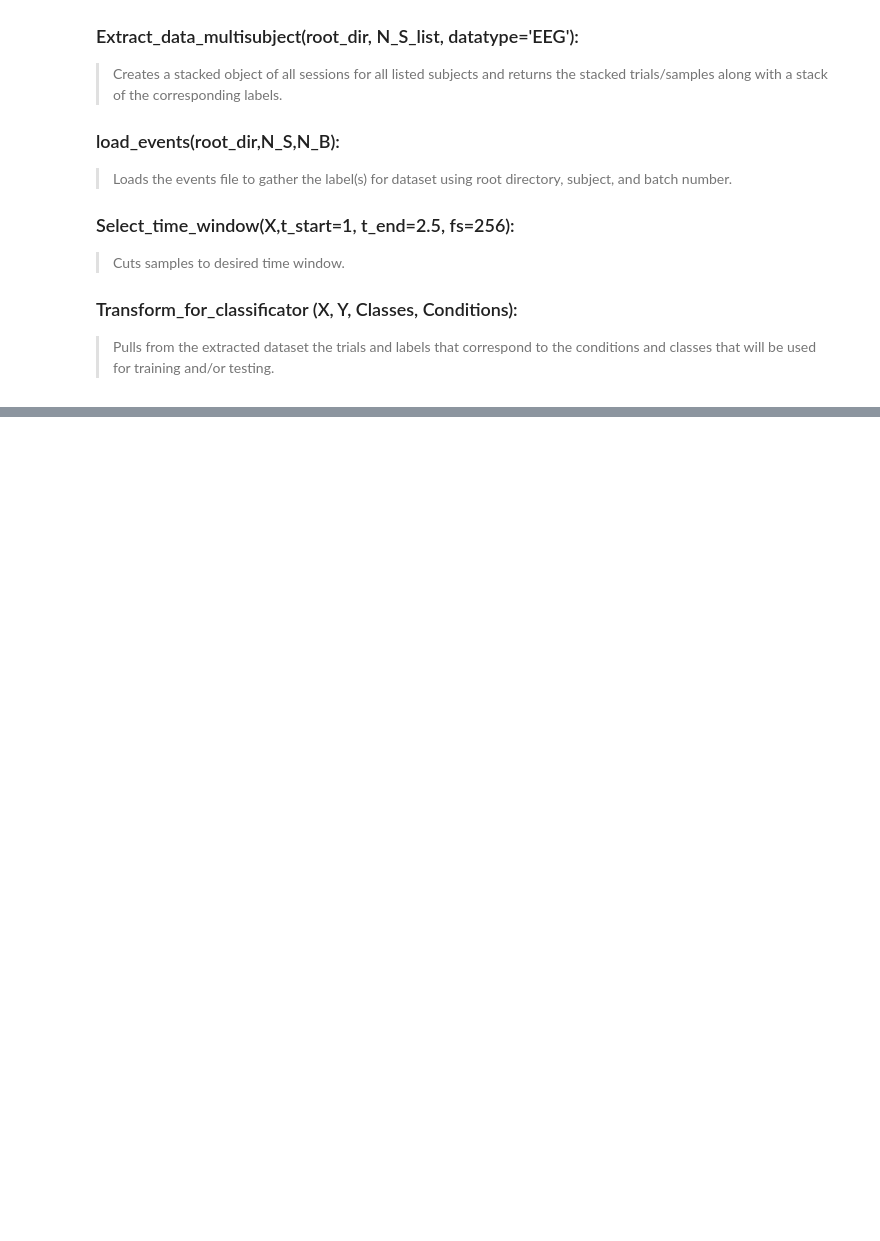
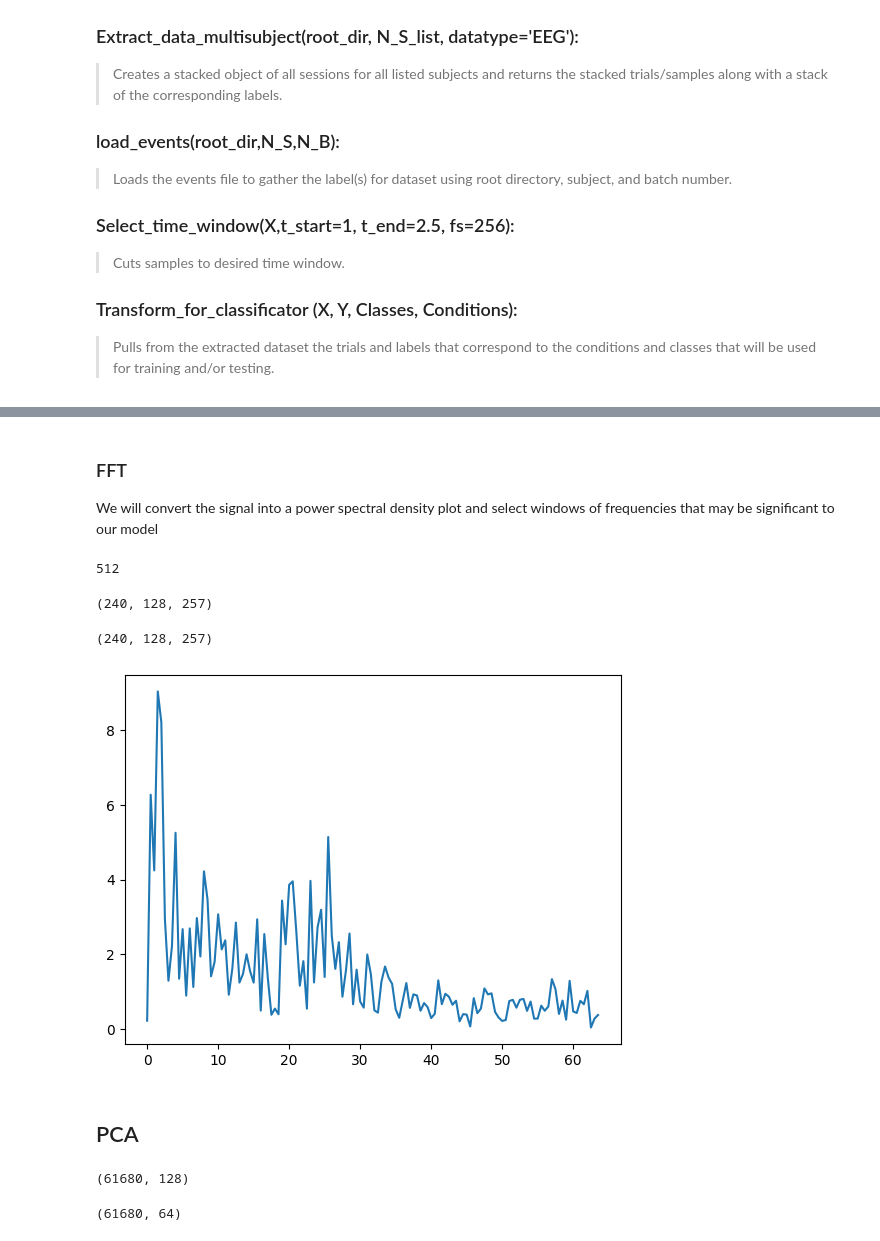
Before and after one commit to nelewerner/ml-project, a Jupyter notebook: inner-speech-drake.ipynb, the cells around one changed output, grey strips where cells are left out. Cells and saved outputs as stored; diff of their text form; code cells hidden in the pictures; blank space fills up the shorter version.

```diff
--- a/inner-speech-drake.ipynb
+++ b/inner-speech-drake.ipynb
@@ -199,0 +103,2 @@ print(classification_report(y_test, grid_predictions))
+# %%
+X, Y = Transform_for_classificator(X = Subj, Y = Y, Classes = [['ALL']], Conditions = [['Vis']])
@@ -199,0 +137,18 @@ print(classification_report(y_test, grid_predictions))
+# %%
+X_resize = X * (10**4)
+# %% [markdown]
+### FFT
+We will convert the signal into a power spectral density plot and select windows of frequencies that may be significant to our model
+# %%
+#Count the number of samples in each recording, it should be 2sec x 256Hz = 512
+N = X_resize.shape[2]
+N
+# %% [output]
+512
+# %%
+#Run a FFT on the each channel of each recording, and get frequencies
+samples_fft = rfft(X_resize)
+samples_freq = rfftfreq(N, 1/fs)
+samples_fft.shape
+# %% [output]
+(240, 128, 257)
@@ -199,0 +157,11 @@ print(classification_report(y_test, grid_predictions))
+# %%
+magnitude_spectrum.shape
+# %% [output]
+(240, 128, 257)
+# %%
+plt.plot(samples_freq[:fs//2], np.abs(samples_fft[0,0,:fs//2]))
+plt.show()
+# %% [output]
+[figure, added]
+# %% [markdown]
+## PCA
@@ -199,0 +181,8 @@ print(classification_report(y_test, grid_predictions))
+# %%
+samples_fft_reshaped.shape
+# %% [output]
+(61680, 128)
+# %%
+fft_pca.shape
+# %% [output]
+(61680, 64)
```
Also changed, not shown: parts of 74 cells of this notebook.
